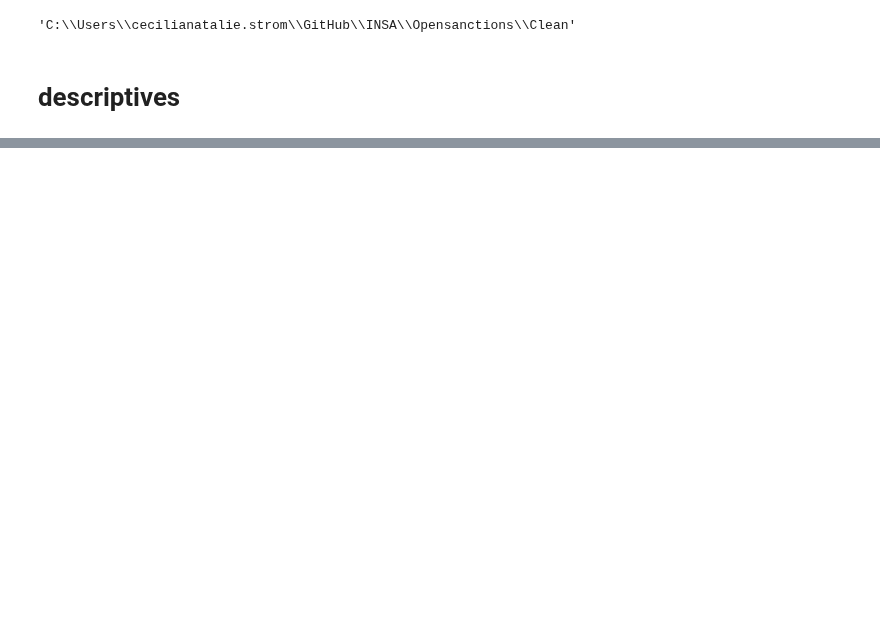
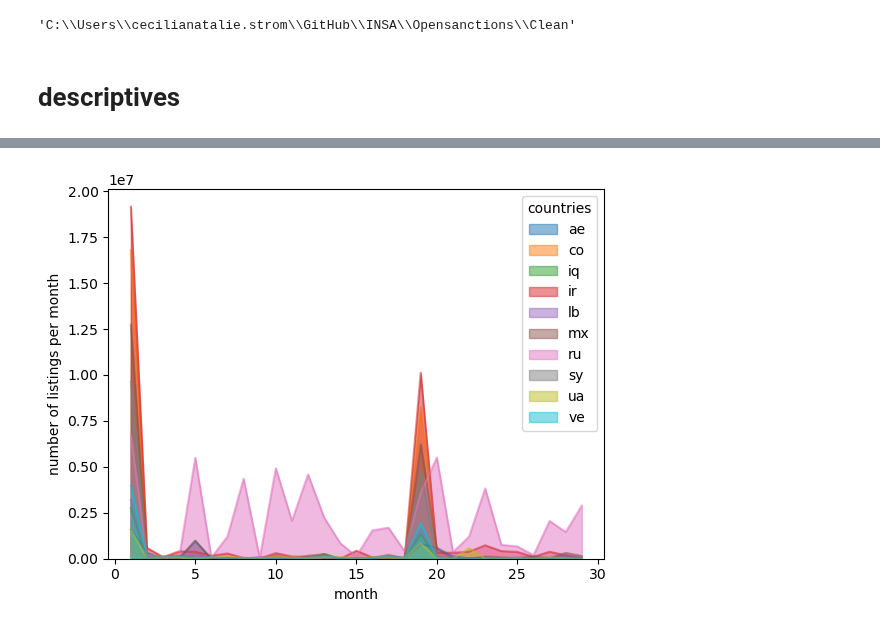
Before and after one commit to NatStrom/INSA, a Jupyter notebook: Opensanctions/Clean/US_descriptive_Analysis-Copy1.ipynb, the cells around one changed output, grey strips where cells are left out. Saved outputs shown, nothing was run; the diff lists cells and outputs as text; code cells hidden in the pictures; blank space fills up the shorter version.

```diff
--- a/Opensanctions/Clean/US_descriptive_Analysis-Copy1.ipynb
+++ b/Opensanctions/Clean/US_descriptive_Analysis-Copy1.ipynb
@@ -122,0 +113,18 @@ listings_us_sdn
+# %%
+#time trend of the top iso codes
+import matplotlib.pyplot as plt
+from matplotlib.pyplot import figure
+grouped2 = data.groupby(['countries', 'month_id']).agg({'listing_count': 'sum'})
+top_countries2 = grouped2.groupby('countries').agg({'listing_count': 'sum'}).nlargest(10, 'listing_count').index.tolist()
+filtered2 = grouped2[grouped2.index.get_level_values('countries').isin(top_countries2)]
+pivoted2 = filtered2.reset_index().pivot(index='month_id', columns='countries', values='listing_count')
+pivoted2.plot.area(stacked=False)
+
+plt.xlabel('month')
+plt.ylabel('number of listings per month')
+plt.savefig('timetrend_listings_stacked.png')
+
+# Show the plot
+plt.show()
+# %% [output]
+[figure, added]
```
Also changed, not shown: parts of 29 cells of this notebook, 19 other files.
